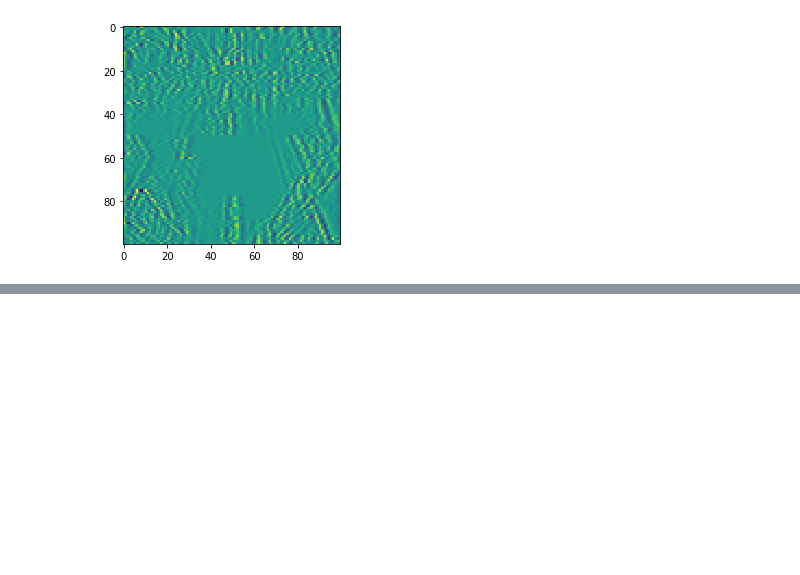
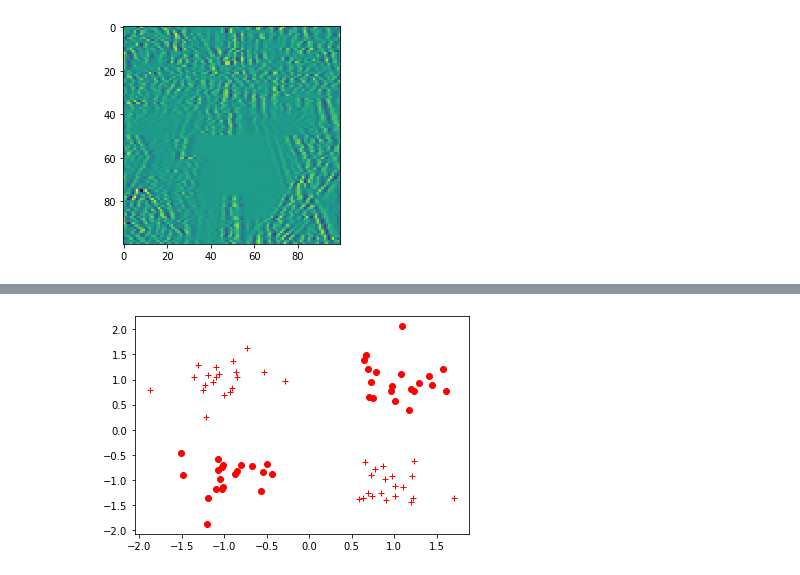
Before and after one commit to carpediem804/pytorch, a Jupyter notebook: ANN/ANN.ipynb, the cells around one changed output, grey strips where cells are left out. Drawn from its saved outputs; the diff is of its cells as text; code cells hidden in the pictures; blank space fills up the shorter version.

```diff
--- a/ANN/ANN.ipynb
+++ b/ANN/ANN.ipynb
@@ -208,0 +217,38 @@ loss at 19000 = 0.02116743102669716
+# %%
+
+n_dim = 2
+x_train, y_train = make_blobs(n_samples=80,n_features=n_dim,centers=[[1,1],[-1,-1],[1,-1],[-1,1]],shuffle=True,cluster_std=0.3)
+x_test, y_test = make_blobs(n_samples=20,n_features=n_dim,centers=[[1,1],[-1,-1],[1,-1],[-1,1]],shuffle=True,cluster_std=0.3) ##4개의 cluster => 0,1,2,3
+#print(x_train.shape)
+#print(x_train)
+#print(y_train.shape)
+#print(y_train)
+
+##label 합치기 0,1 -> 0  //  2,3->1
+def label_map(y_,from_,to_):
+  y = numpy.copy(y_)
+  for num in from_:
+    y[y_==num] = to_
+  return y
+
+y_train = label_map(y_train,[0,1],0)
+y_train = label_map(y_train,[2,3],1)
+y_test = label_map(y_test,[0,1],0)
+y_test = label_map(y_test,[2,3],1)
+
+
+def vis_data(x,y = None,c='r'):
+  if y is None:
+    y = [None] * len(y)
+    print(y)
+  for x_, y_ in zip(x,y):
+    if y_ is None:
+      plt.plot(x_[0],x_[1],'*',markerfacecolor='none',markeredgecolor=c)
+    else :
+      plt.plot(x_[0],x_[1],c+'o' if y_ == 0 else c+'+')
+
+plt.figure
+vis_data(x_train,y_train,c='r')
+plt.show()
+# %% [output]
+[figure, added]
```
Also changed, not shown: parts of 6 cells of this notebook, 1 other file.
